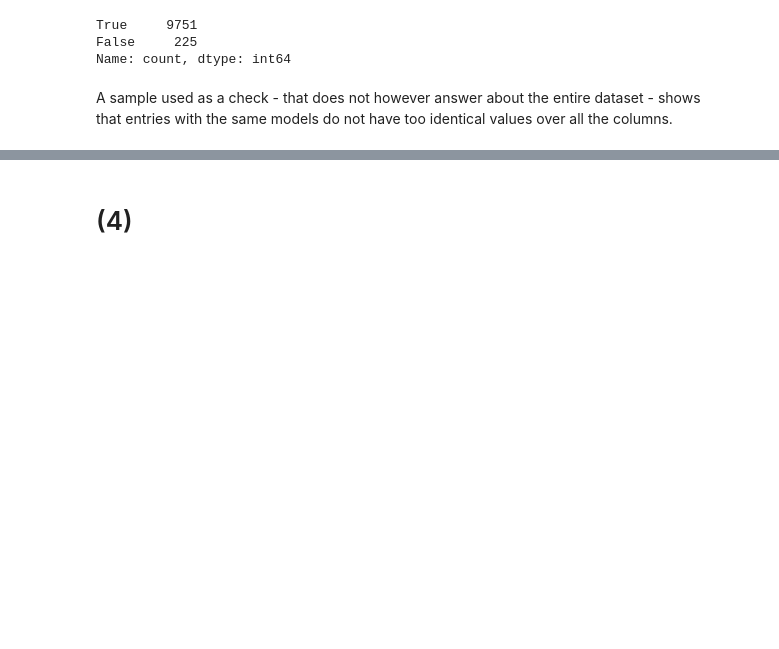
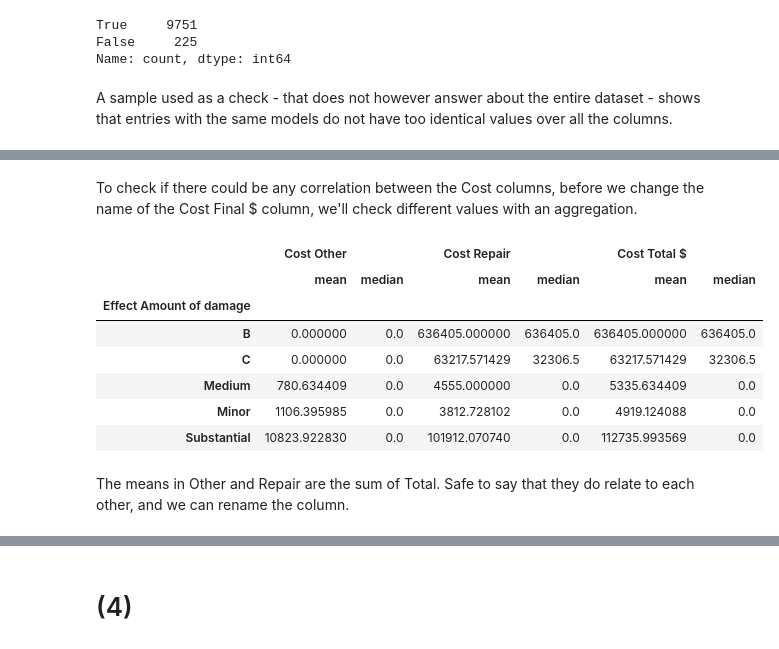
Before and after one commit to hotelFabie/LabComposition, a Jupyter notebook: Analysis & Visualization/Project/project.ipynb, the cells around one changed output, grey strips where cells are left out. Saved outputs shown, nothing was run; the diff lists cells and outputs as text; code cells hidden in the pictures; blank space fills up the shorter version.

```diff
--- a/Analysis & Visualization/Project/project.ipynb
+++ b/Analysis & Visualization/Project/project.ipynb
@@ -149,3 +149,19 @@ birdstrikes[birdstrikes.duplicated(subset = 'Aircraft Make Model')].head(20)
 | 29 | BARKSDALE AIR FORCE BASE ARPT | KC-10A | NaN | 1990-04-23 | MILITARY | ... |
 | 30 | CHARLESTON AFB/INTL ARPT | C-141B | NaN | 1990-04-23 | MILITARY | ... |
 | 31 | CHARLESTON AFB/INTL ARPT | C-141B | NaN | 1990-04-24 | MILITARY | ... |
+# %% [markdown]
+To check if there could be any correlation between the Cost columns, before we change the name of the Cost Final $ column,
+we'll check different values with an aggregation.
+# %%
+birdstrikes.groupby('Effect Amount of damage')[['Cost Other', 'Cost Repair', 'Cost Total $']].agg(['mean', 'median'])
+# %% [output]
+|  | Cost Other |  | Cost Repair |  | Cost Total $ |  |
+|  | mean | median | mean | median | mean | median |
+| Effect Amount of damage |  |  |  |  |  |  |
+| B | 0.000000 | 0.0 | 636405.000000 | 636405.0 | 636405.000000 | 636405.0 |
+| C | 0.000000 | 0.0 | 63217.571429 | 32306.5 | 63217.571429 | 32306.5 |
+| Medium | 780.634409 | 0.0 | 4555.000000 | 0.0 | 5335.634409 | 0.0 |
+| Minor | 1106.395985 | 0.0 | 3812.728102 | 0.0 | 4919.124088 | 0.0 |
+| Substantial | 10823.922830 | 0.0 | 101912.070740 | 0.0 | 112735.993569 | 0.0 |
+# %% [markdown]
+The means in Other and Repair are the sum of Total. Safe to say that they do relate to each other, and we can rename the column.
```
Also changed, not shown: parts of 13 cells of this notebook.
